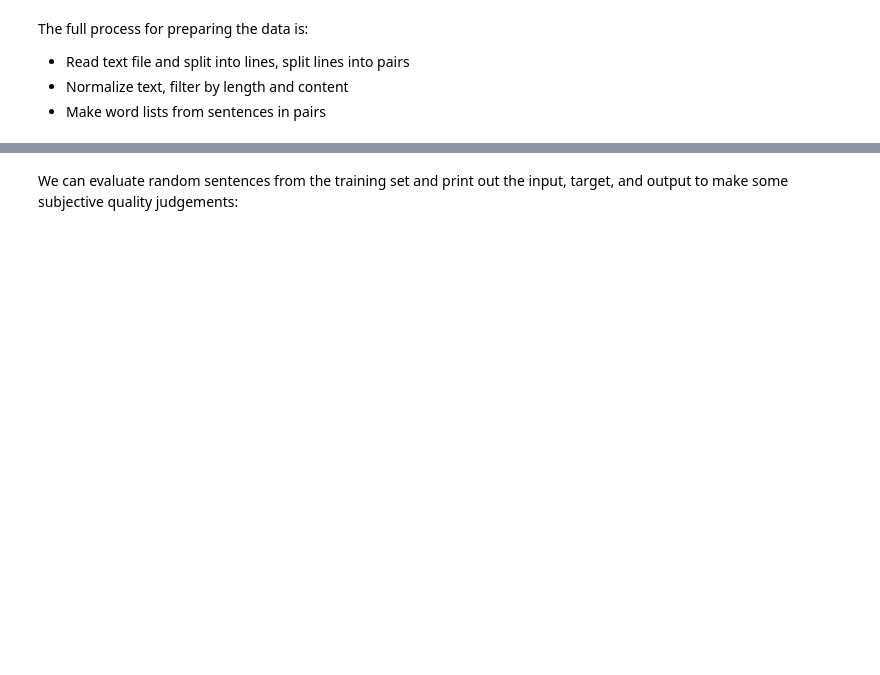
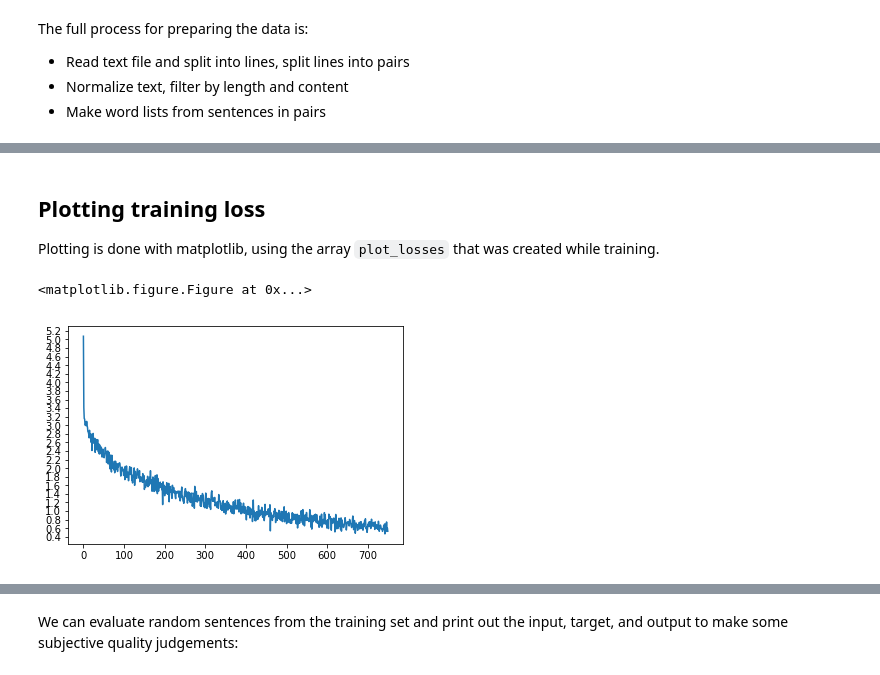
Before and after one commit to spro/practical-pytorch, a Jupyter notebook: seq2seq-translation/seq2seq-translation.ipynb, the cells around one changed output, grey strips where cells are left out. Cells and saved outputs as stored; diff of their text form; code cells hidden in the pictures; blank space fills up the shorter version.

```diff
--- a/seq2seq-translation/seq2seq-translation.ipynb
+++ b/seq2seq-translation/seq2seq-translation.ipynb
@@ -505,0 +522,21 @@ def evaluate(encoder, decoder, sentence, max_length=MAX_LENGTH):
+# %% [markdown]
+## Plotting training loss
+
+Plotting is done with matplotlib, using the array `plot_losses` that was created while training.
+# %%
+import matplotlib.pyplot as plt
+import matplotlib.ticker as ticker
+import numpy as np
+%matplotlib inline
+
+def show_plot(points):
+    plt.figure()
+    fig, ax = plt.subplots()
+    loc = ticker.MultipleLocator(base=0.2) # this locator puts ticks at regular intervals
+    ax.yaxis.set_major_locator(loc)
+    plt.plot(points)
+
+show_plot(plot_losses)
+# %% [output]
+<matplotlib.figure.Figure at 0x...>
+[figure, added]
```
Also changed, not shown: parts of 75 cells of this notebook.
